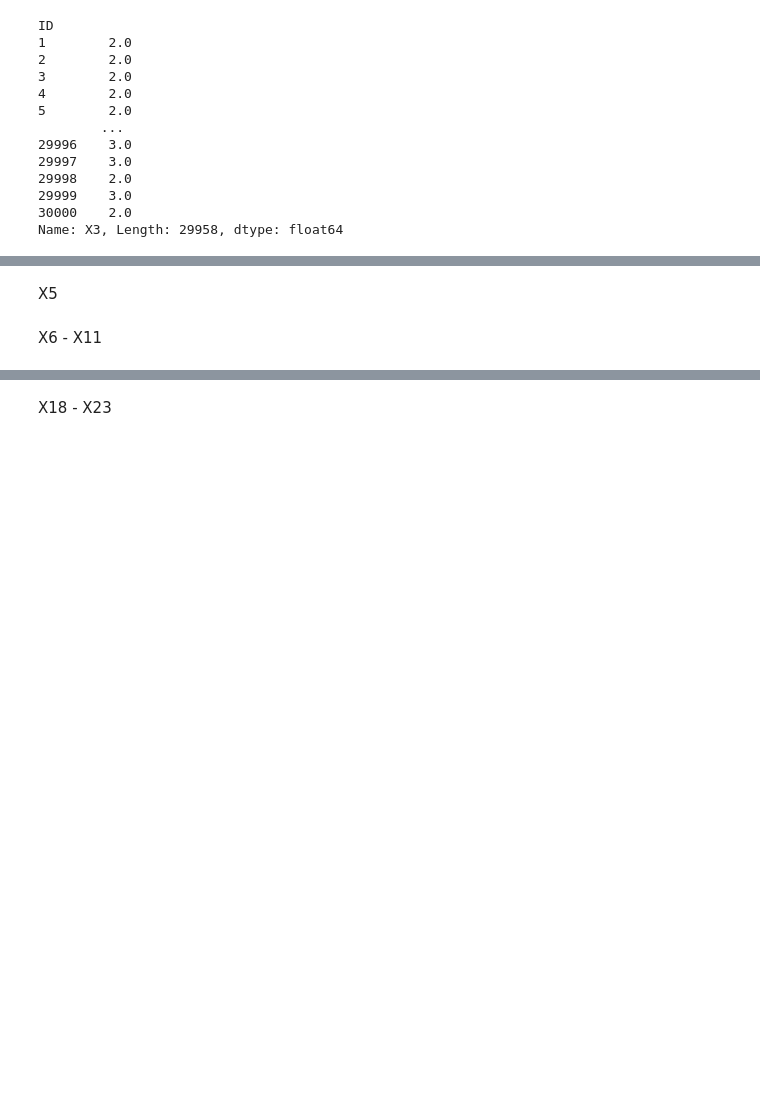
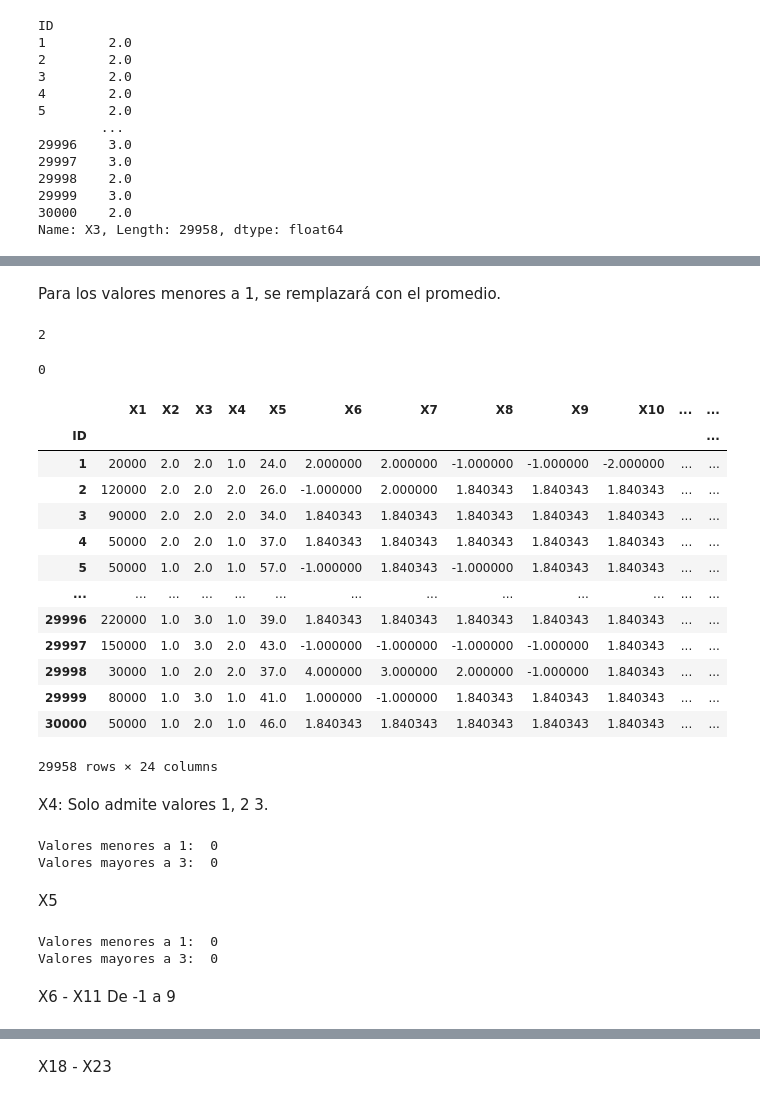
Before and after one commit to PosgradoMNA/actividades-de-aprendizaje-JavierP-rez, a Jupyter notebook: Modulo3_ConceptosDeAlmacenamientoYRecuperacionDeInformación_Semana3Actividad1.ipynb, the cells around one changed output, grey strips where cells are left out. Drawn from its saved outputs; the diff is of its cells as text; code cells hidden in the pictures; blank space fills up the shorter version.

```diff
--- a/Modulo3_ConceptosDeAlmacenamientoYRecuperacionDeInformación_Semana3Actividad1.ipynb
+++ b/Modulo3_ConceptosDeAlmacenamientoYRecuperacionDeInformación_Semana3Actividad1.ipynb
@@ -1080,4 +1080,8 @@ ID
 29999    3.0
 30000    2.0
 Name: X3, Length: 29958, dtype: float64
+# %%
+for i in df['X3']:
+  if i > 4:
+    df.replace(i,4,inplace = True)
 # %%
@@ -1094,4 +1111,75 @@ X4
+# %% [markdown]
+Para los valores menores a 1, se remplazará con el promedio.
+# %%
+wm = df.X3.mean()
+round(wm)
+# %% [output]
+2
+# %%
+for i in df['X3']:
+  if i < 1:
+    df.replace(i,wm,inplace = True)
+# %%
+a = 0
+if i in df.X3:
+  if i < 1:
+    a = a + 1
+print(a)
+# %% [output]
+0
+# %%
+df
+# %% [output]
+|  | X1 | X2 | X3 | X4 | X5 | X6 | X7 | X8 | X9 | X10 | ... | ... |
+| ID |  |  |  |  |  |  |  |  |  |  |  | ... |
+| 1 | 20000 | 2.0 | 2.0 | 1.0 | 24.0 | 2.000000 | 2.000000 | -1.000000 | -1.000000 | -2.000000 | ... | ... |
+| 2 | 120000 | 2.0 | 2.0 | 2.0 | 26.0 | -1.000000 | 2.000000 | 1.840343 | 1.840343 | 1.840343 | ... | ... |
+| 3 | 90000 | 2.0 | 2.0 | 2.0 | 34.0 | 1.840343 | 1.840343 | 1.840343 | 1.840343 | 1.840343 | ... | ... |
+| 4 | 50000 | 2.0 | 2.0 | 1.0 | 37.0 | 1.840343 | 1.840343 | 1.840343 | 1.840343 | 1.840343 | ... | ... |
+| 5 | 50000 | 1.0 | 2.0 | 1.0 | 57.0 | -1.000000 | 1.840343 | -1.000000 | 1.840343 | 1.840343 | ... | ... |
+| ... | ... | ... | ... | ... | ... | ... | ... | ... | ... | ... | ... | ... |
+| 29996 | 220000 | 1.0 | 3.0 | 1.0 | 39.0 | 1.840343 | 1.840343 | 1.840343 | 1.840343 | 1.840343 | ... | ... |
+| 29997 | 150000 | 1.0 | 3.0 | 2.0 | 43.0 | -1.000000 | -1.000000 | -1.000000 | -1.000000 | 1.840343 | ... | ... |
+| 29998 | 30000 | 1.0 | 2.0 | 2.0 | 37.0 | 4.000000 | 3.000000 | 2.000000 | -1.000000 | 1.840343 | ... | ... |
+| 29999 | 80000 | 1.0 | 3.0 | 1.0 | 41.0 | 1.000000 | -1.000000 | 1.840343 | 1.840343 | 1.840343 | ... | ... |
+| 30000 | 50000 | 1.0 | 2.0 | 1.0 | 46.0 | 1.840343 | 1.840343 | 1.840343 | 1.840343 | 1.840343 | ... | ... |
+29958 rows × 24 columns
+# %% [markdown]
+X4: Solo admite valores 1, 2 3.
+# %%
+a1 = 0
+a2 = 0
+
+for i in df['X4']:
+  if i < 1:
+    a1 = a1 + 1
+
+  elif i > 3:
+    a2 = a2 + 1
+
+print("Valores menores a 1: " + " " + str(a1))
+print("Valores mayores a 3: " + " " + str(a2))
+# %% [output]
+Valores menores a 1:  0
+Valores mayores a 3:  0
 # %% [markdown]
 X5
+# %%
+a1 = 0
+a2 = 0
+
+for i in df['X5']:
+  if i < 18:
+    a1 = a1 + 1
+
+  elif i > 80:
+    a2 = a2 + 1
+
+print("Valores menores a 1: " + " " + str(a1))
+print("Valores mayores a 3: " + " " + str(a2))
+# %% [output]
+Valores menores a 1:  0
+Valores mayores a 3:  0
 # %% [markdown]
 X6 - X11
+De -1 a 9
```
Also changed, not shown: parts of 16 cells of this notebook.
